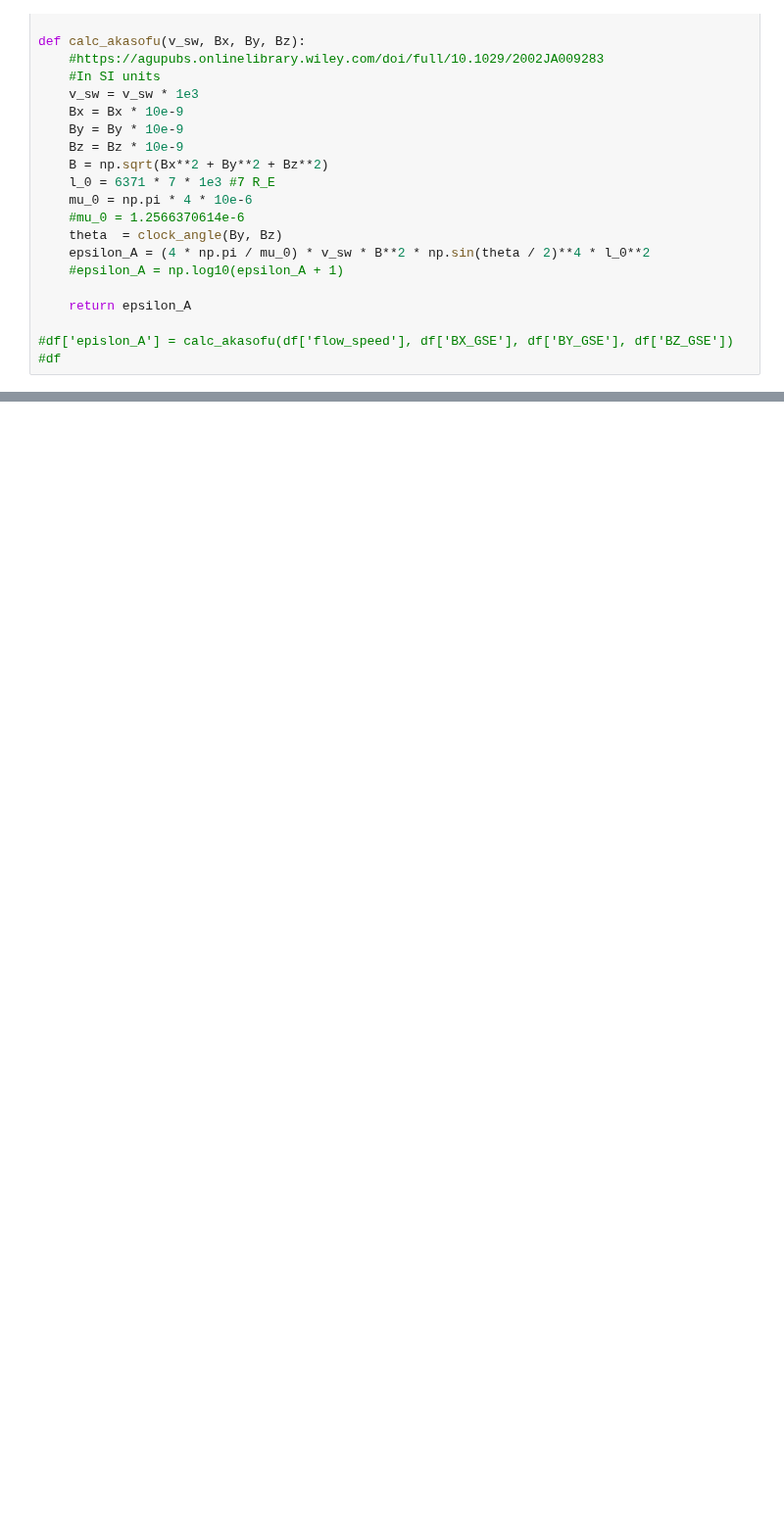
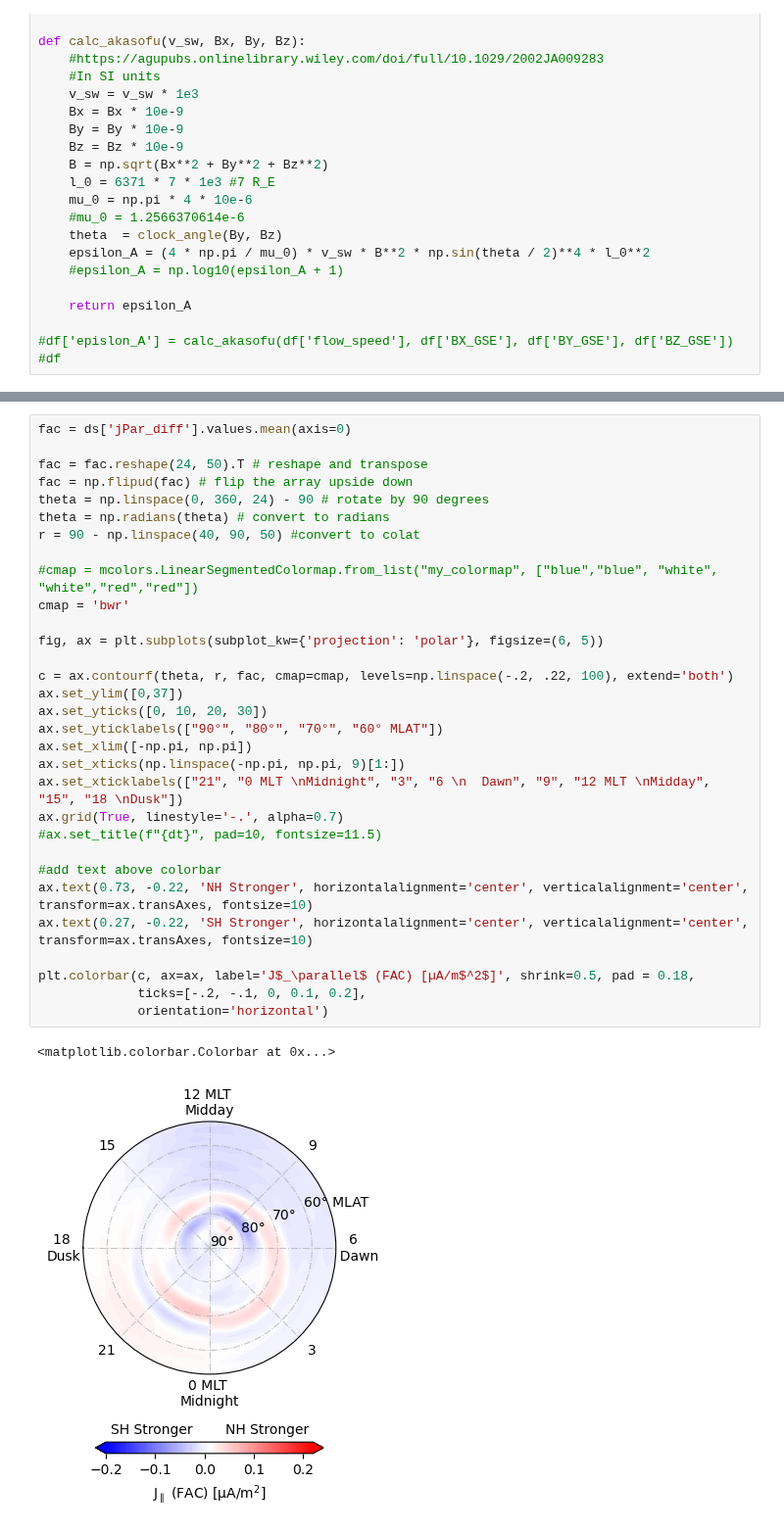
Before and after one commit to reddy-sachin/REPPU-ESN2, a Jupyter notebook: AMPERE/lstm_NH-SH_current.ipynb, the cells around one changed output, grey strips where cells are left out. Shown at 98% size. Drawn from its saved outputs; the diff is of its cells as text; blank space fills up the shorter version.

```diff
--- a/AMPERE/lstm_NH-SH_current.ipynb
+++ b/AMPERE/lstm_NH-SH_current.ipynb
@@ -195,3 +208,37 @@ Data variables:
+# %%
+fac = ds['jPar_diff'].values.mean(axis=0)
+
+fac = fac.reshape(24, 50).T # reshape and transpose
+fac = np.flipud(fac) # flip the array upside down
+theta = np.linspace(0, 360, 24) - 90 # rotate by 90 degrees
+theta = np.radians(theta) # convert to radians
+r = 90 - np.linspace(40, 90, 50) #convert to colat
+
+#cmap = mcolors.LinearSegmentedColormap.from_list("my_colormap", ["blue","blue", "white", "white","red","red"])
+cmap = 'bwr'
+
+fig, ax = plt.subplots(subplot_kw={'projection': 'polar'}, figsize=(6, 5))
+
+c = ax.contourf(theta, r, fac, cmap=cmap, levels=np.linspace(-.2, .22, 100), extend='both')
+ax.set_ylim([0,37])
+ax.set_yticks([0, 10, 20, 30])
+ax.set_yticklabels(["90°", "80°", "70°", "60° MLAT"])
+ax.set_xlim([-np.pi, np.pi])
+ax.set_xticks(np.linspace(-np.pi, np.pi, 9)[1:])
+ax.set_xticklabels(["21", "0 MLT \nMidnight", "3", "6 \n  Dawn", "9", "12 MLT \nMidday", "15", "18 \nDusk"])
+ax.grid(True, linestyle='-.', alpha=0.7)
+#ax.set_title(f"{dt}", pad=10, fontsize=11.5)
+
+#add text above colorbar
+ax.text(0.73, -0.22, 'NH Stronger', horizontalalignment='center', verticalalignment='center', transform=ax.transAxes, fontsize=10)
+ax.text(0.27, -0.22, 'SH Stronger', horizontalalignment='center', verticalalignment='center', transform=ax.transAxes, fontsize=10)
+
+plt.colorbar(c, ax=ax, label='J$_\parallel$ (FAC) [µA/m$^2$]', shrink=0.5, pad = 0.18,
+             ticks=[-.2, -.1, 0, 0.1, 0.2],
+             orientation='horizontal')
+# %% [output]
+<matplotlib.colorbar.Colorbar at 0x...>
+[figure, added]
 # %%
 dt = ds['dt'].values.flatten()
 jpar_NH = ds['jPar_NH'].values
```
Also changed, not shown: parts of 8 cells of this notebook, 2 other files.
